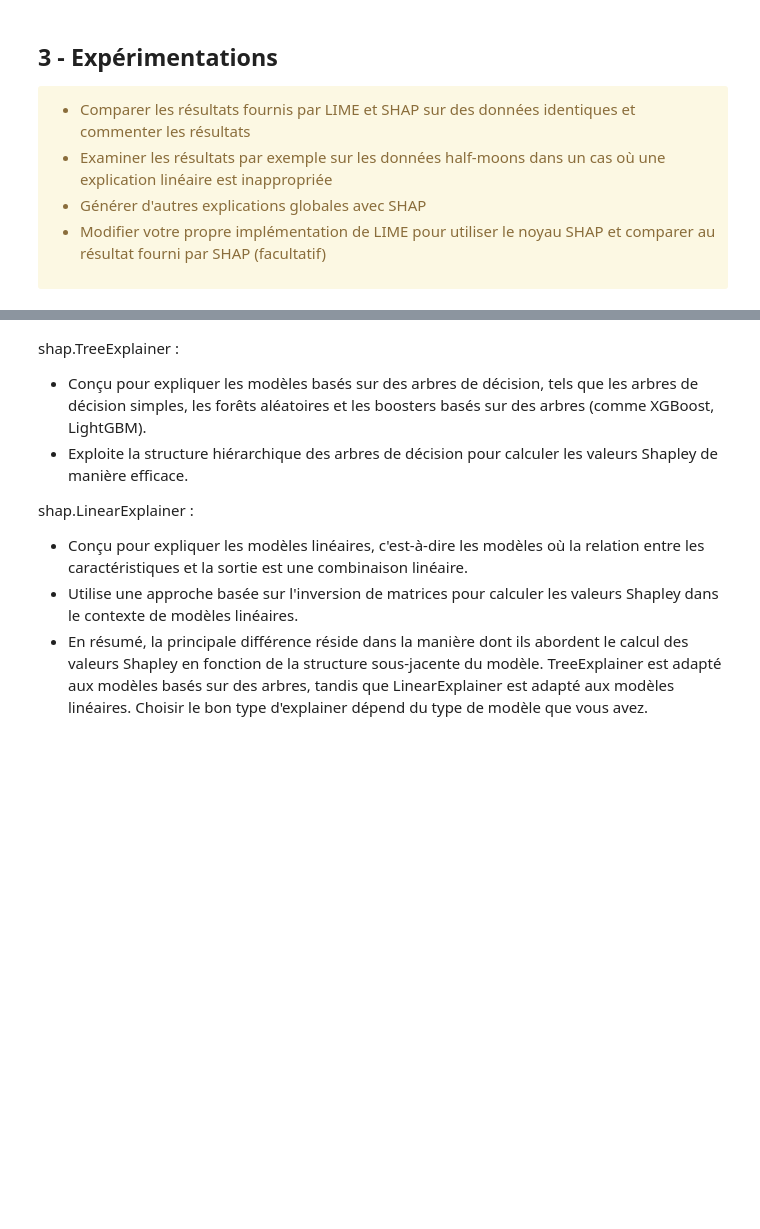
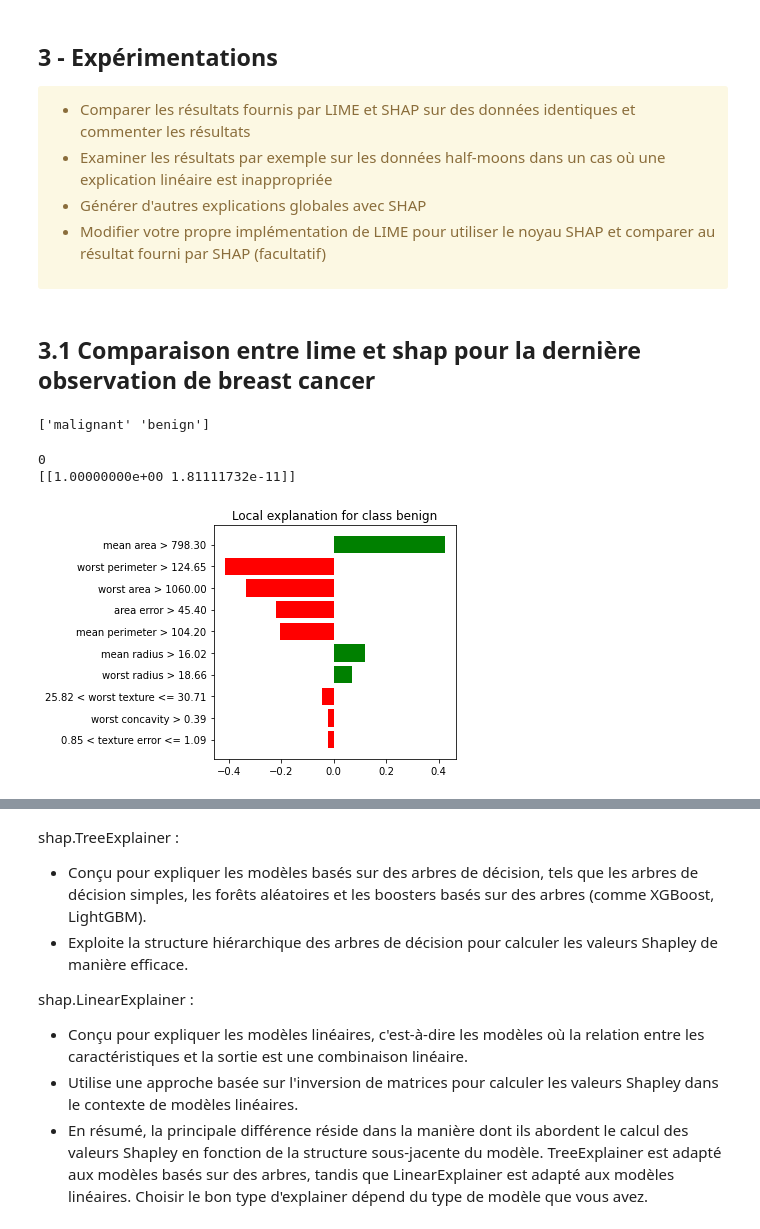
Before and after one commit to pidoux7/XAI, a Jupyter notebook: TME10/TME-10-SHAP-LIME.ipynb, the cells around one changed output, grey strips where cells are left out. Drawn from its saved outputs; the diff is of its cells as text; code cells hidden in the pictures; blank space fills up the shorter version.

```diff
--- a/TME10/TME-10-SHAP-LIME.ipynb
+++ b/TME10/TME-10-SHAP-LIME.ipynb
@@ -170,3 +175,25 @@ On remarque que :
     <li> Modifier votre propre implémentation de LIME pour utiliser le noyau SHAP et comparer au résultat fourni par SHAP (facultatif)</li>
         </ul>
 </div>
+# %% [markdown]
+## 3.1 Comparaison entre lime et shap pour la dernière observation de breast cancer
+# %%
+print(target_names)
+# %% [output]
+['malignant' 'benign']
+# %%
+explainer = LimeTabularExplainer(X_test,
+    feature_names=feature_names,
+    class_names=target_names,
+    categorical_features=[],
+    mode='classification')
+
+
+
+exp = explainer.explain_instance(X_test[-1], logreg.predict_proba, num_features=10)
+exp.as_pyplot_figure()
+plt.tight_layout()
+# %% [output]
+0
+[[1.00000000e+00 1.81111732e-11]]
+[figure, added]
```
Also changed, not shown: parts of 14 cells of this notebook.
